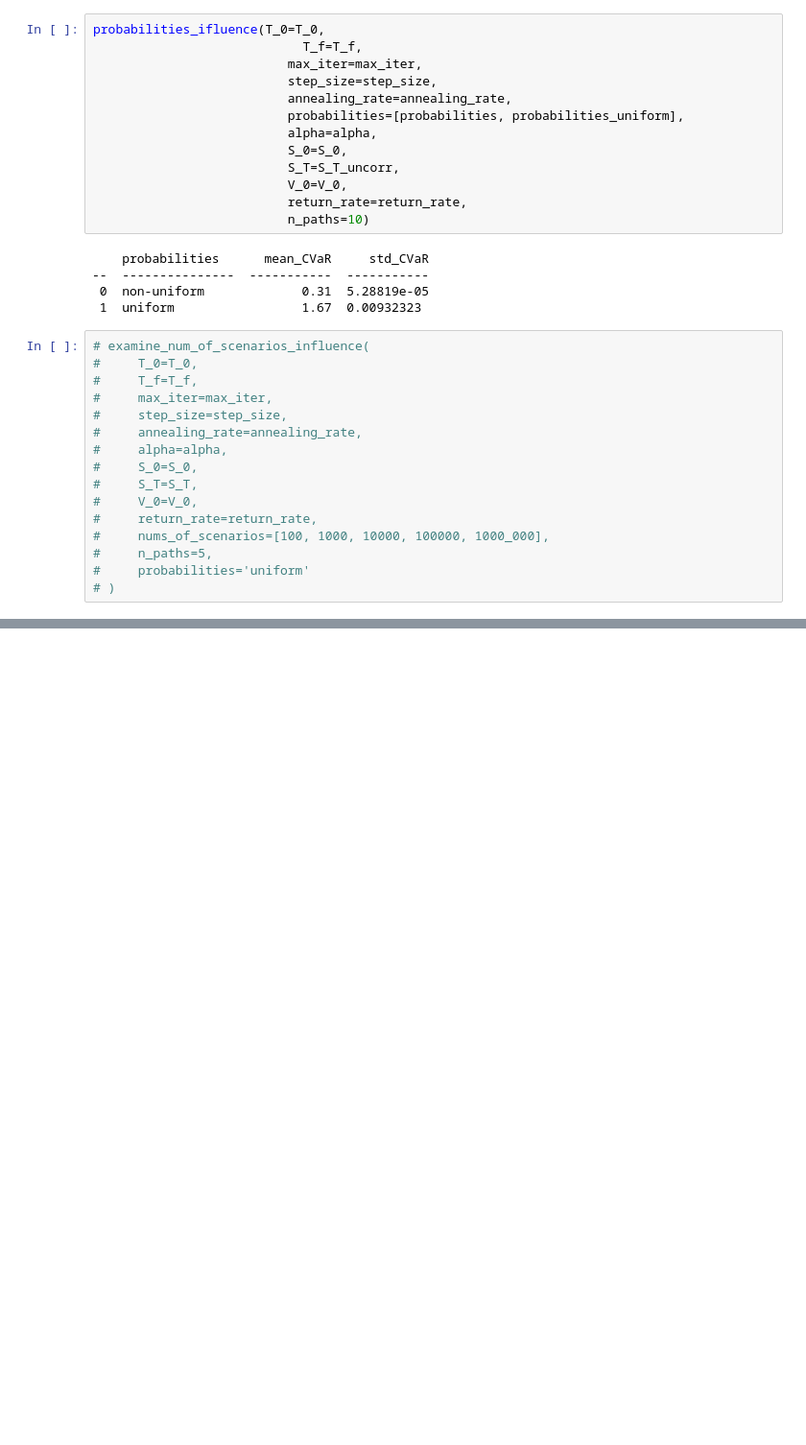
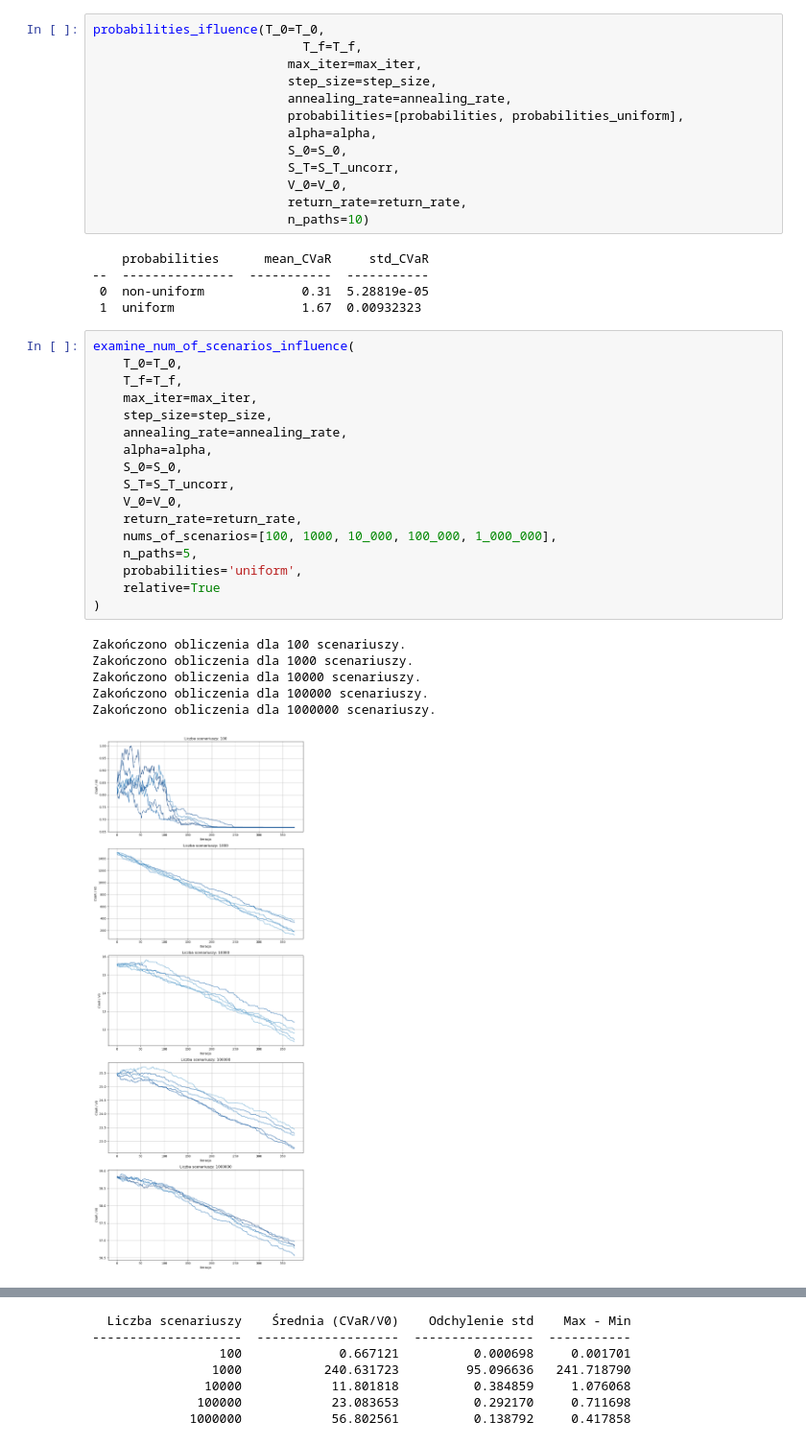
Before and after one commit to krukj/MeanVariancePortfolioMC, a Jupyter notebook: paths_generation.ipynb, the cells around one changed output, grey strips where cells are left out. Shown at 96% size. Cells and saved outputs as stored; diff of their text form; blank space fills up the shorter version.

Commit message:
plots in report

```diff
--- a/paths_generation.ipynb
+++ b/paths_generation.ipynb
@@ -353,18 +353,26 @@ probabilities_ifluence(T_0=T_0,
  0  non-uniform             0.31  5.28819e-05
  1  uniform                 1.67  0.00932323
 # %%
-# examine_num_of_scenarios_influence(
-#     T_0=T_0,
-#     T_f=T_f,
-#     max_iter=max_iter,
-#     step_size=step_size,
-#     annealing_rate=annealing_rate,
-#     alpha=alpha,
-#     S_0=S_0,
-#     S_T=S_T,
-#     V_0=V_0,
-#     return_rate=return_rate,
-#     nums_of_scenarios=[100, 1000, 10000, 100000, 1000_000],
-#     n_paths=5,
-#     probabilities='uniform'
-# )
+examine_num_of_scenarios_influence(
+    T_0=T_0,
+    T_f=T_f,
+    max_iter=max_iter,
+    step_size=step_size,
+    annealing_rate=annealing_rate,
+    alpha=alpha,
+    S_0=S_0,
+    S_T=S_T_uncorr,
+    V_0=V_0,
+    return_rate=return_rate,
+    nums_of_scenarios=[100, 1000, 10_000, 100_000, 1_000_000],
+    n_paths=5,
+    probabilities='uniform',
+    relative=True
+)
+# %% [output]
+Zakończono obliczenia dla 100 scenariuszy.
+Zakończono obliczenia dla 1000 scenariuszy.
+Zakończono obliczenia dla 10000 scenariuszy.
+Zakończono obliczenia dla 100000 scenariuszy.
+Zakończono obliczenia dla 1000000 scenariuszy.
+[figure, added]
@@ -370,0 +381,7 @@ probabilities_ifluence(T_0=T_0,
+  Liczba scenariuszy    Średnia (CVaR/V0)    Odchylenie std    Max - Min
+--------------------  -------------------  ----------------  -----------
+                 100             0.667121          0.000698     0.001701
+                1000           240.631723         95.096636   241.718790
+               10000            11.801818          0.384859     1.076068
+              100000            23.083653          0.292170     0.711698
+             1000000            56.802561          0.138792     0.417858
```
Also changed, not shown: parts of 1 cell of this notebook, 7 other files.
